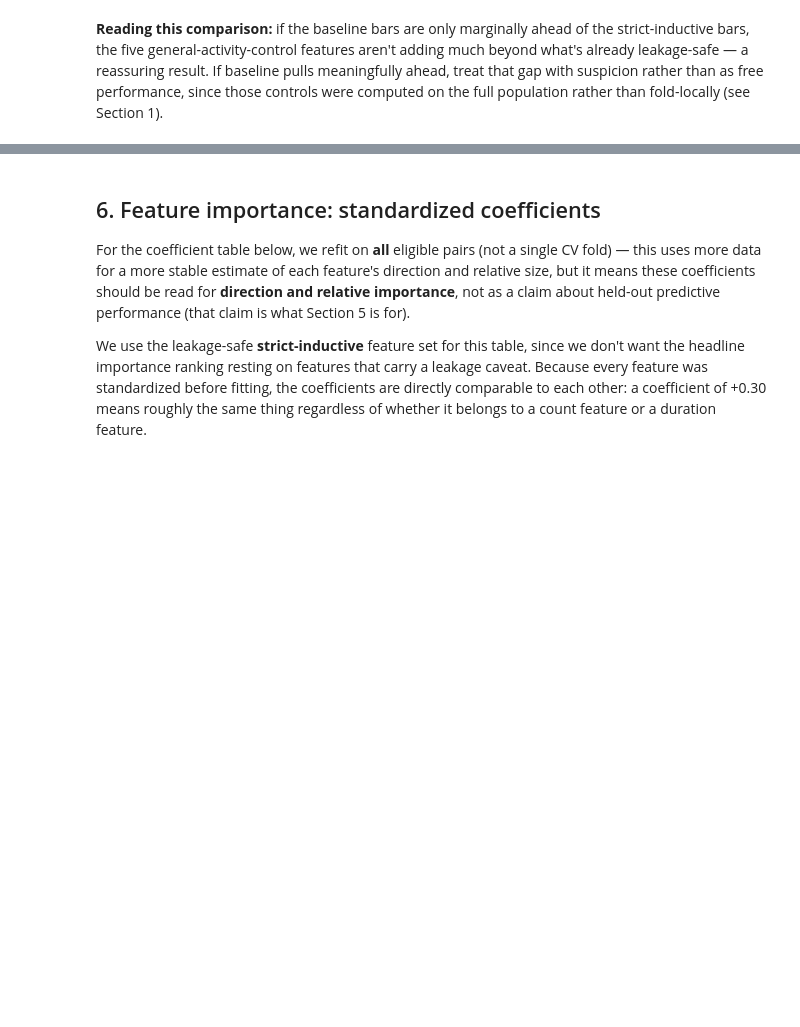
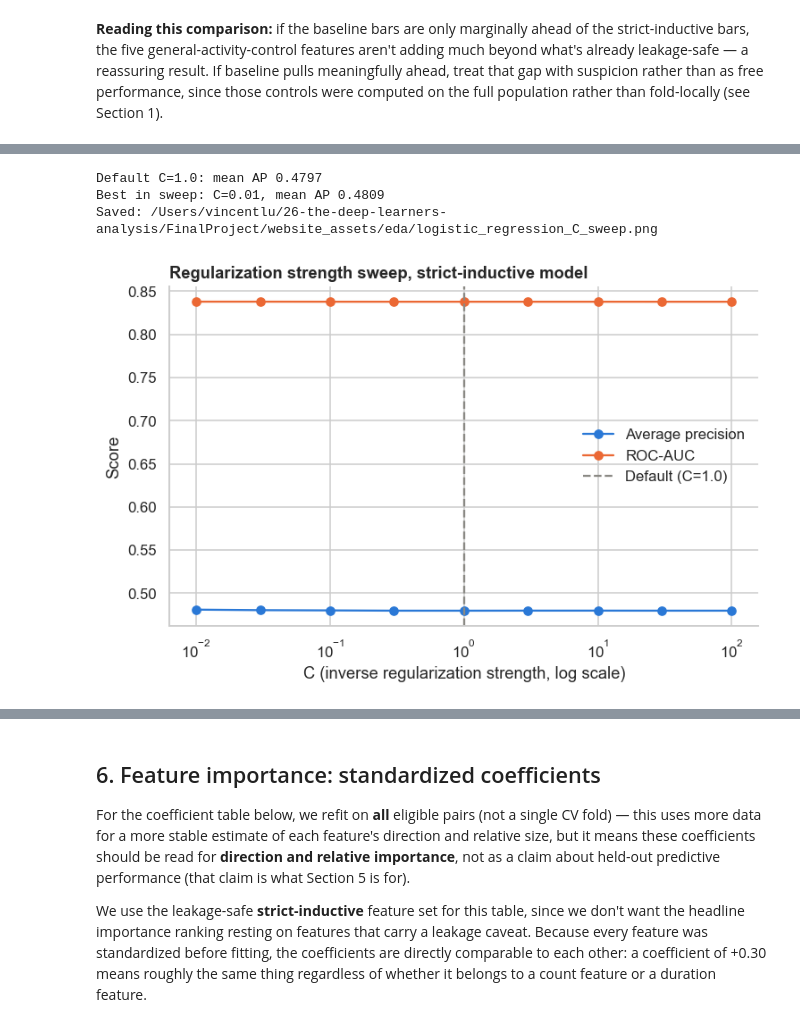
Before and after one commit to ucd-cosmos-data/26-the-deep-learners-analysis, a Jupyter notebook: FinalProject/notebooks/logistic_regression.ipynb, the cells around one changed output, grey strips where cells are left out. Cells and saved outputs as stored; diff of their text form; code cells hidden in the pictures; blank space fills up the shorter version.

```diff
--- a/FinalProject/notebooks/logistic_regression.ipynb
+++ b/FinalProject/notebooks/logistic_regression.ipynb
@@ -318,0 +500,53 @@ Saved: /Users/vincentlu/26-the-deep-learners-analysis/FinalProject/website_asset
+# %%
+C_GRID = [0.01, 0.03, 0.1, 0.3, 1.0, 3.0, 10.0, 30.0, 100.0]
+
+def run_cv_for_C(df, columns, C):
+    rows = []
+    for k in range(n_folds):
+        train_mask, test_mask = fold_masks(df, k)
+        train_frame, test_frame = df.loc[train_mask], df.loc[test_mask]
+        train_X, test_X = fit_transform_fold(train_frame, test_frame, columns, FEATURE_SPECS)
+        y_train = train_frame['is_fb_friend'].astype(int)
+        y_test = test_frame['is_fb_friend'].astype(int)
+
+        model = LogisticRegression(C=C, class_weight='balanced', max_iter=2000, random_state=RANDOM_STATE)
+        model.fit(train_X, y_train)
+        proba = model.predict_proba(test_X)[:, 1]
+
+        rows.append({
+            'C': C, 'Fold': k,
+            'ROC-AUC': roc_auc_score(y_test, proba),
+            'Average precision': average_precision_score(y_test, proba),
+        })
+    return pd.DataFrame(rows)
+
+C_sweep_results = pd.concat([run_cv_for_C(strict_df, STRICT_COLUMNS, C) for C in C_GRID], ignore_index=True)
+C_sweep_summary = (
+    C_sweep_results.groupby('C')
+    .agg(ROC_AUC=('ROC-AUC', 'mean'), Average_precision=('Average precision', 'mean'))
+    .reset_index()
+)
+
+default_ap = C_sweep_summary.loc[C_sweep_summary['C'] == 1.0, 'Average_precision'].iloc[0]
+best_row = C_sweep_summary.loc[C_sweep_summary['Average_precision'].idxmax()]
+print(f'Default C=1.0: mean AP {default_ap:.4f}')
+print(f"Best in sweep: C={best_row['C']}, mean AP {best_row['Average_precision']:.4f}")
+
+fig, ax = plt.subplots(figsize=(7, 4.6))
+ax.plot(C_sweep_summary['C'], C_sweep_summary['Average_precision'], marker='o', color=BLUE, label='Average precision')
+ax.plot(C_sweep_summary['C'], C_sweep_summary['ROC_AUC'], marker='o', color=ORANGE, label='ROC-AUC')
+ax.axvline(1.0, color=GREY, linestyle='--', label='Default (C=1.0)')
+ax.set_xscale('log')
+ax.set_xlabel('C (inverse regularization strength, log scale)')
+ax.set_ylabel('Score')
+ax.set_title('Regularization strength sweep, strict-inductive model', loc='left', fontweight='bold')
+ax.legend(frameon=False)
+sns.despine(ax=ax)
+plt.tight_layout()
+save_figure(fig, 'logistic_regression_C_sweep.png')
+plt.show()
+# %% [output]
+Default C=1.0: mean AP 0.4797
+Best in sweep: C=0.01, mean AP 0.4809
+Saved: /Users/vincentlu/26-the-deep-learners-analysis/FinalProject/website_assets/eda/logistic_regression_C_sweep.png
+[figure, added]
```
Also changed, not shown: parts of 57 cells of this notebook, 15 other files.
